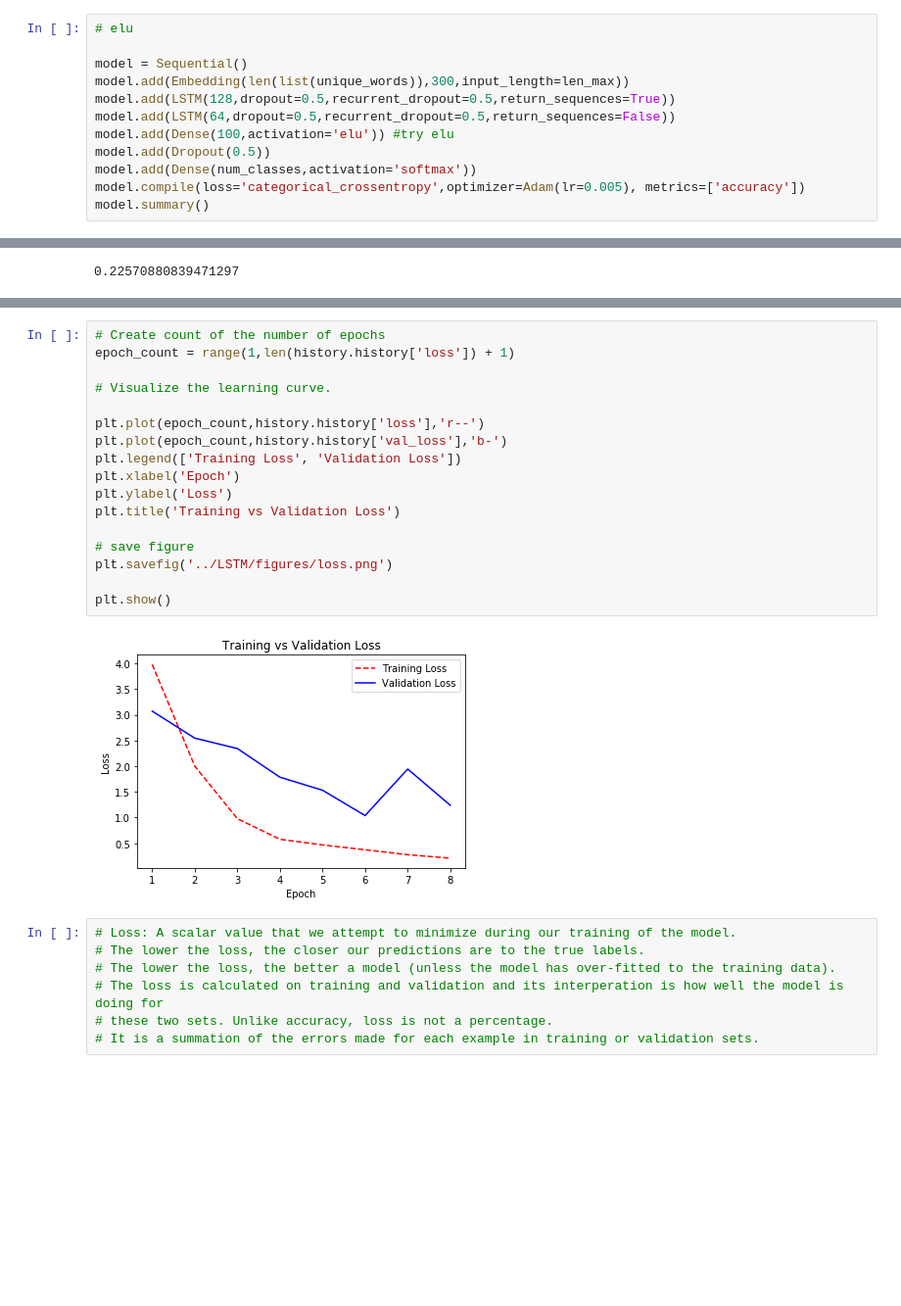
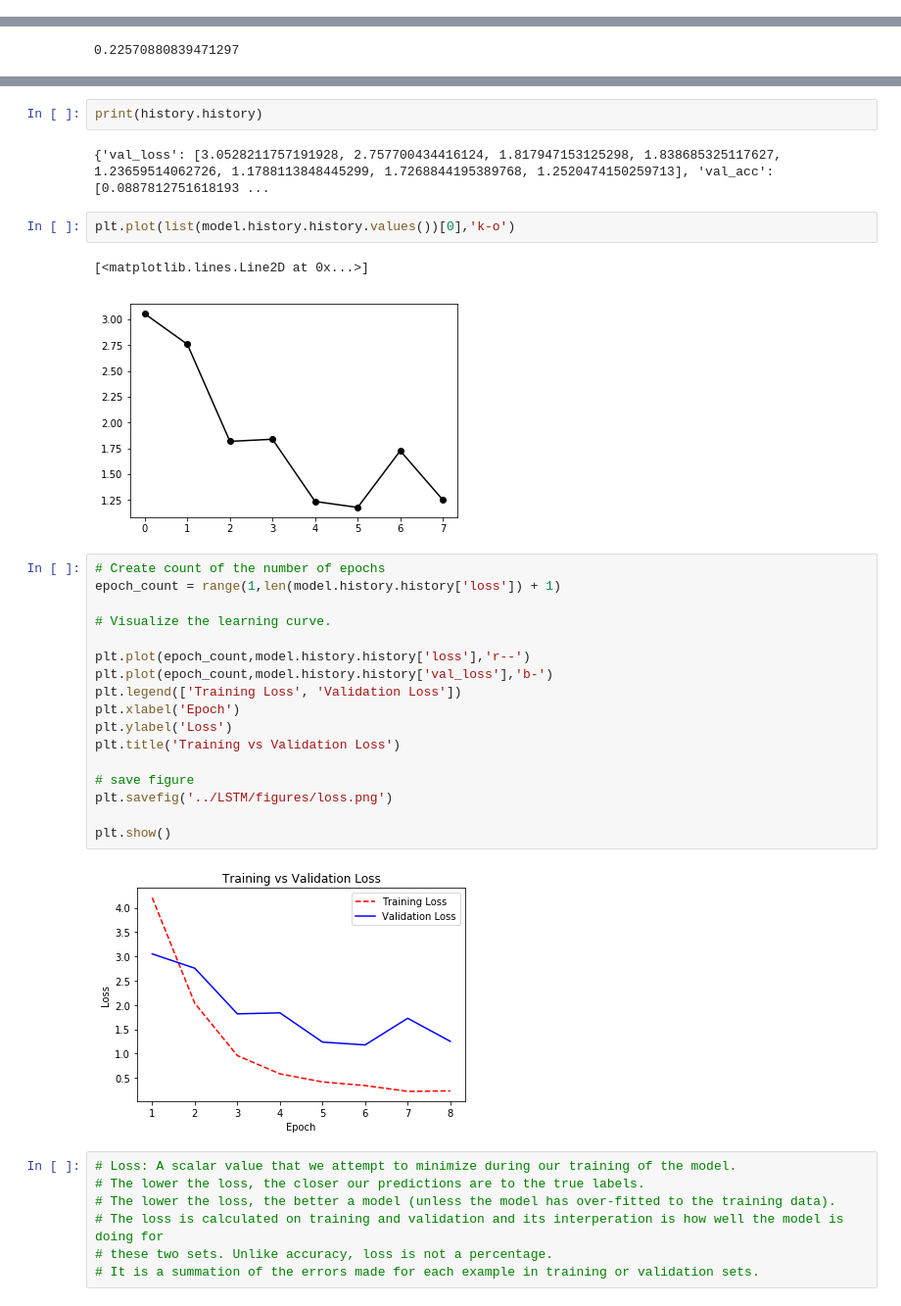
Before and after one commit to nickmccarty/Twitter-Sentiment-Analysis, a Jupyter notebook: LSTM/LSTM_sentiment_compare.ipynb, the cells around one changed output, grey strips where cells are left out. Shown: that part at 98% size. Saved outputs shown, nothing was run; the diff lists cells and outputs as text; blank space fills up the shorter version.

```diff
--- a/LSTM/LSTM_sentiment_compare.ipynb
+++ b/LSTM/LSTM_sentiment_compare.ipynb
@@ -400,15 +439,3 @@ Total params: 8,886,159
 Trainable params: 8,886,159
 Non-trainable params: 0
 _________________________________________________________________
-# %%
-# elu
-
-model = Sequential()
-model.add(Embedding(len(list(unique_words)),300,input_length=len_max))
-model.add(LSTM(128,dropout=0.5,recurrent_dropout=0.5,return_sequences=True))
-model.add(LSTM(64,dropout=0.5,recurrent_dropout=0.5,return_sequences=False))
-model.add(Dense(100,activation='elu')) #try elu
-model.add(Dropout(0.5))
-model.add(Dense(num_classes,activation='softmax'))
-model.compile(loss='categorical_crossentropy',optimizer=Adam(lr=0.005), metrics=['accuracy'])
-model.summary()
@@ -531,22 +546,31 @@ Epoch 8/15
+# %%
+print(history.history)
+# %% [output]
+{'val_loss': [3.0528211757191928, 2.757700434416124, 1.817947153125298, 1.838685325117627, 1.23659514062726, 1.1788113848445299, 1.7268844195389768, 1.2520474150259713], 'val_acc': [0.0887812751618193 ...
+# %%
+plt.plot(list(model.history.history.values())[0],'k-o')
+# %% [output]
+[<matplotlib.lines.Line2D at 0x...>]
+[figure, added]
 # %%
 # Create count of the number of epochs
-epoch_count = range(1,len(history.history['loss']) + 1)
+epoch_count = range(1,len(model.history.history['loss']) + 1)
 
 # Visualize the learning curve.
 
-plt.plot(epoch_count,history.history['loss'],'r--')
-plt.plot(epoch_count,history.history['val_loss'],'b-')
+plt.plot(epoch_count,model.history.history['loss'],'r--')
+plt.plot(epoch_count,model.history.history['val_loss'],'b-')
 plt.legend(['Training Loss', 'Validation Loss'])
 plt.xlabel('Epoch')
 plt.ylabel('Loss')
 plt.title('Training vs Validation Loss')
 
 # save figure
 plt.savefig('../LSTM/figures/loss.png')
 
 plt.show()
 # %% [output]
-[figure, old version]
+[figure, new version]
 # %%
 # Loss: A scalar value that we attempt to minimize during our training of the model.
 # The lower the loss, the closer our predictions are to the true labels.
```
Also changed, not shown: parts of 37 cells of this notebook, 4 other files.
